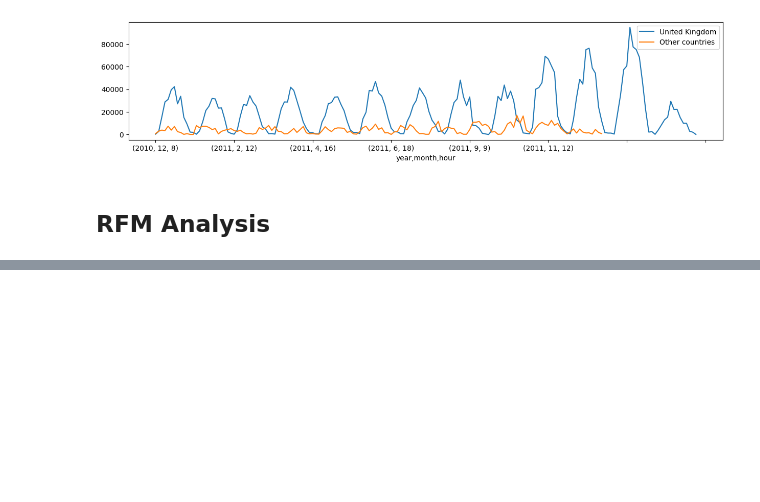
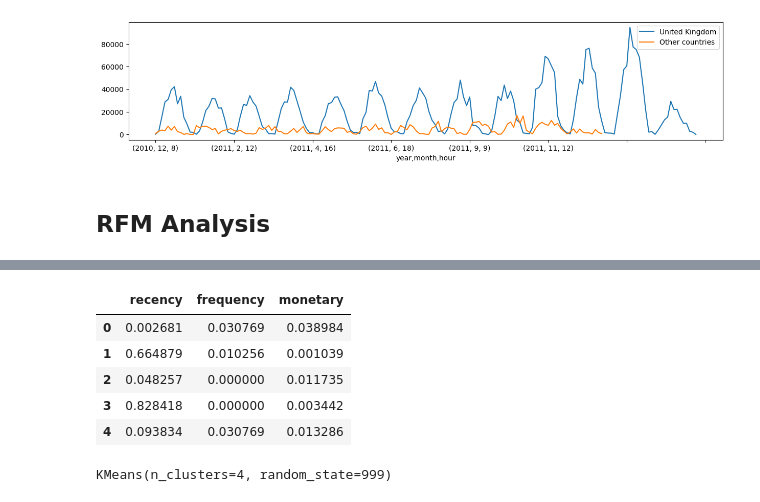
Before and after one commit to sanhiitaa/customer-segmentation-rfm-analysis, a Jupyter notebook: customer_segmentation.ipynb, the cells around one changed output, grey strips where cells are left out. Saved outputs shown, nothing was run; the diff lists cells and outputs as text; code cells hidden in the pictures; blank space fills up the shorter version.

```diff
--- a/customer_segmentation.ipynb
+++ b/customer_segmentation.ipynb
@@ -551,0 +676,18 @@ Name: total-price, dtype: float64
+# %%
+x=rfm_scaled[['recency','frequency','monetary']]
+x.head()
+# %% [output]
+|  | recency | frequency | monetary |
+| 0 | 0.002681 | 0.030769 | 0.038984 |
+| 1 | 0.664879 | 0.010256 | 0.001039 |
+| 2 | 0.048257 | 0.000000 | 0.011735 |
+| 3 | 0.828418 | 0.000000 | 0.003442 |
+| 4 | 0.093834 | 0.030769 | 0.013286 |
+# %%
+# using k-means clustering to assign classes
+from sklearn.cluster import KMeans
+
+kmeans=KMeans(n_clusters=4, random_state=999)
+kmeans.fit(x)
+# %% [output]
+KMeans(n_clusters=4, random_state=999)
```
Also changed, not shown: parts of 14 cells of this notebook.
